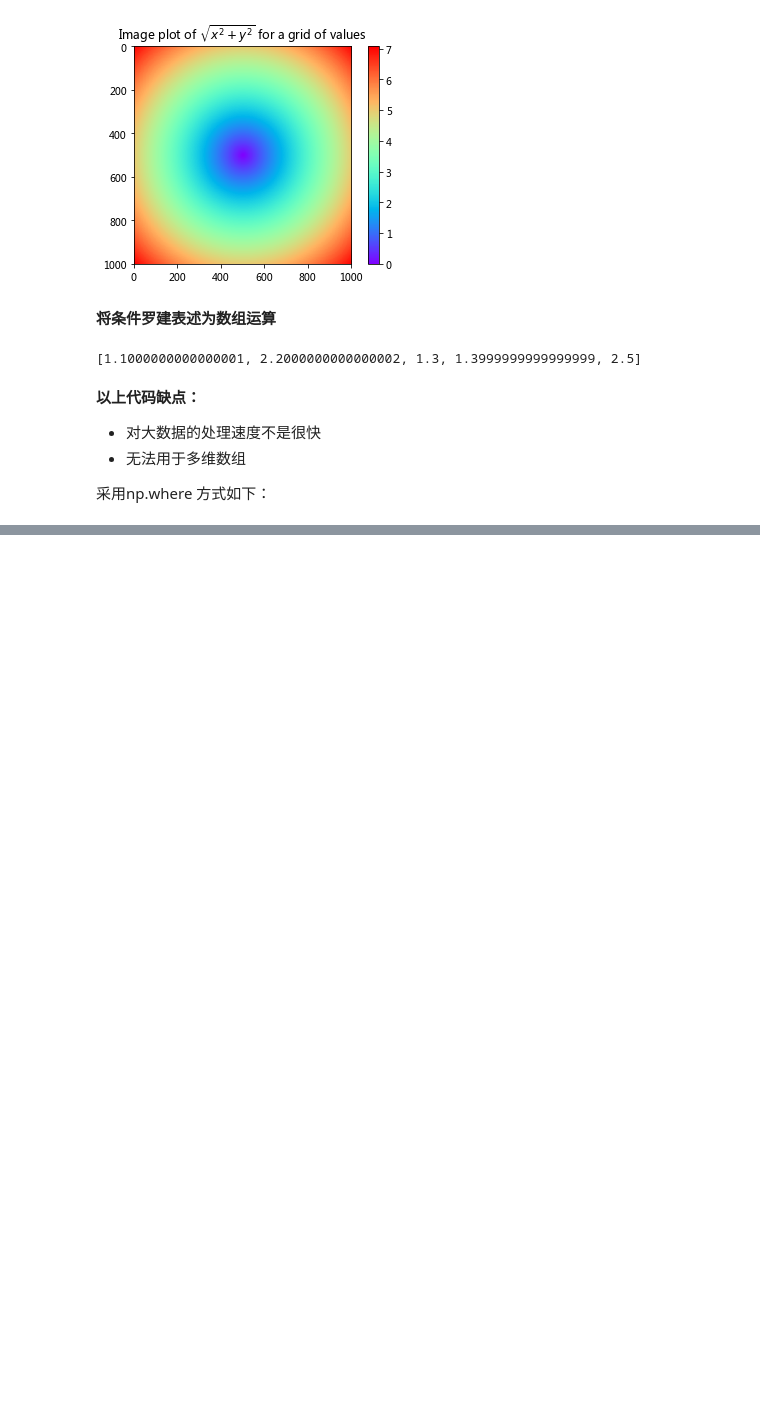
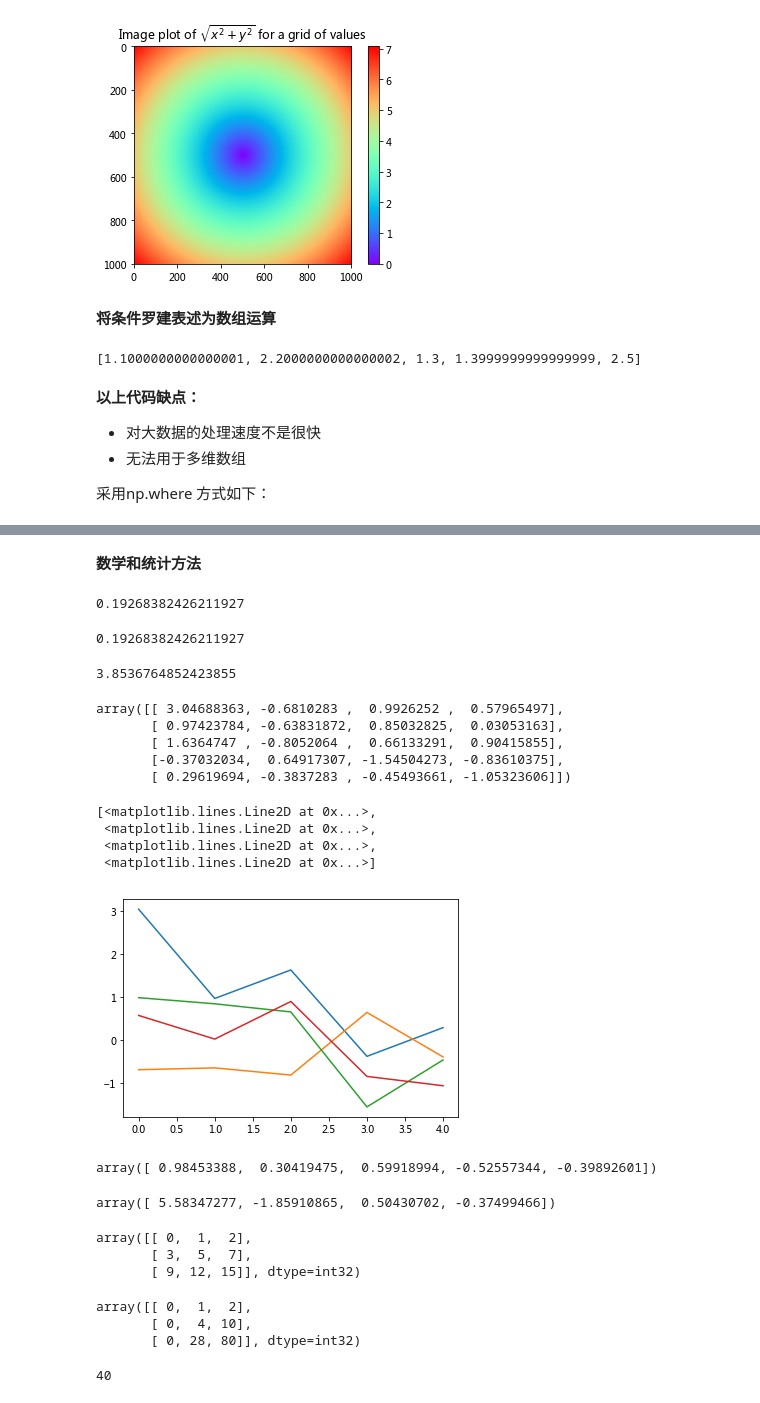
Before and after one commit to FENG06/OldPrcatice, a Jupyter notebook: NumPy.ipynb, the cells around one changed output, grey strips where cells are left out. Drawn from its saved outputs; the diff is of its cells as text; code cells hidden in the pictures; blank space fills up the shorter version.

```diff
--- a/NumPy.ipynb
+++ b/NumPy.ipynb
@@ -649,0 +700,52 @@ array([ 1.1,  2.2,  1.3,  1.4,  2.5])
+# %% [markdown]
+**数学和统计方法**
+# %%
+arr = np.random.randn(5,4) #正态分布的数据
+arr.mean()
+# %% [output]
+0.19268382426211927
+# %%
+np.mean(arr)
+# %% [output]
+0.19268382426211927
+# %%
+arr.sum()
+# %% [output]
+3.8536764852423855
+# %%
+arr
+# %% [output]
+array([[ 3.04688363, -0.6810283 ,  0.9926252 ,  0.57965497],
+       [ 0.97423784, -0.63831872,  0.85032825,  0.03053163],
+       [ 1.6364747 , -0.8052064 ,  0.66133291,  0.90415855],
+       [-0.37032034,  0.64917307, -1.54504273, -0.83610375],
+       [ 0.29619694, -0.3837283 , -0.45493661, -1.05323606]])
+# %%
+plt.plot(arr)
+# %% [output]
+[<matplotlib.lines.Line2D at 0x...>,
+ <matplotlib.lines.Line2D at 0x...>,
+ <matplotlib.lines.Line2D at 0x...>,
+ <matplotlib.lines.Line2D at 0x...>]
+[figure, added]
+# %%
+arr.mean(axis=1)
+# %% [output]
+array([ 0.98453388,  0.30419475,  0.59918994, -0.52557344, -0.39892601])
+# %%
+arr.sum(0)
+# %% [output]
+array([ 5.58347277, -1.85910865,  0.50430702, -0.37499466])
+# %%
+arr = np.array([[0,1,2],[3,4,5],[6,7,8]])
+arr.cumsum(0)
+# %% [output]
+array([[ 0,  1,  2],
+       [ 3,  5,  7],
+       [ 9, 12, 15]], dtype=int32)
+# %%
+arr.cumprod(0)
+# %% [output]
+array([[ 0,  1,  2],
+       [ 0,  4, 10],
+       [ 0, 28, 80]], dtype=int32)
@@ -649,0 +754,4 @@ array([ 1.1,  2.2,  1.3,  1.4,  2.5])
+# %%
+(arr > 0).sum()
+# %% [output]
+40
```
Also changed, not shown: parts of 48 cells of this notebook, 3 other files.
